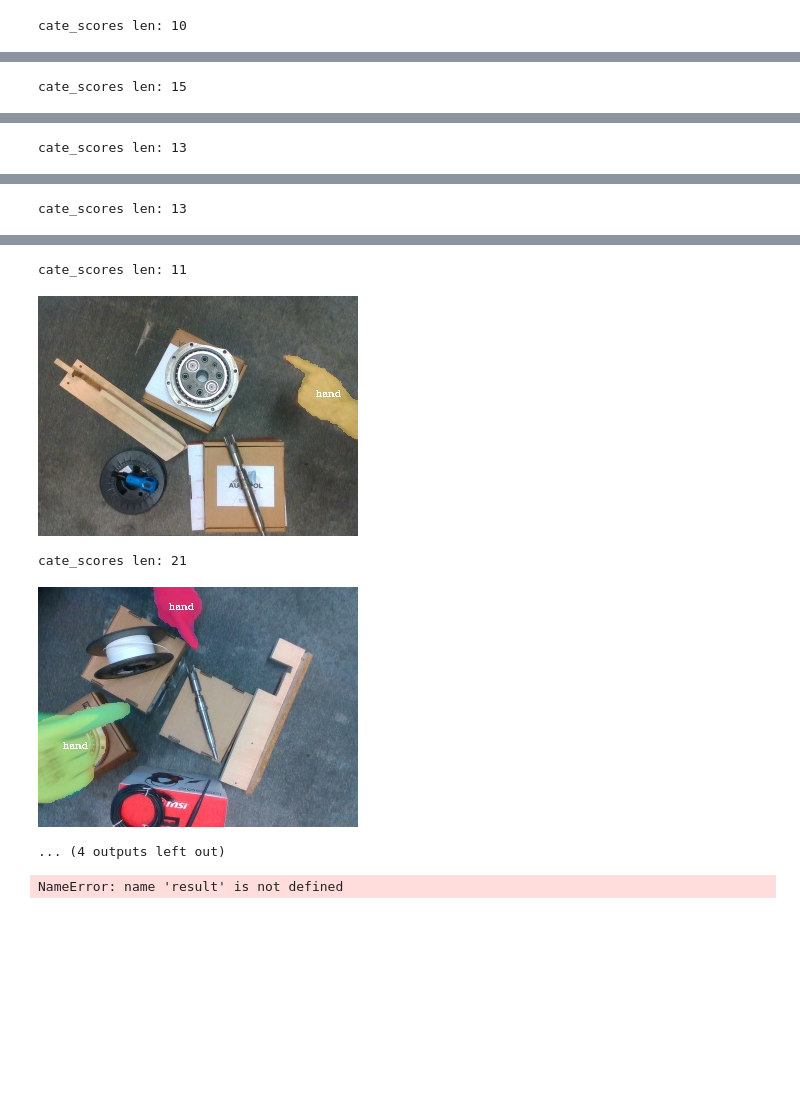
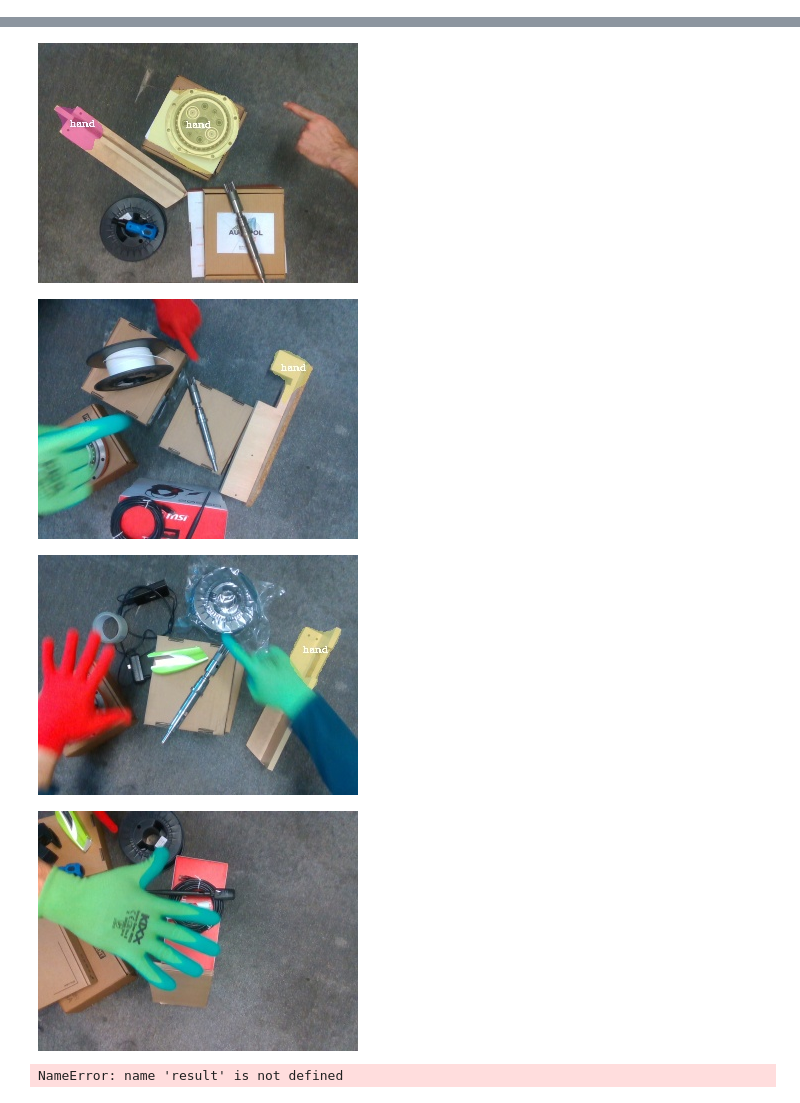
Before and after one commit to anion0278/HaDR, a Jupyter notebook: demo/inference_demo.ipynb, the cells around one changed output, grey strips where cells are left out. Cells and saved outputs as stored; diff of their text form; code cells hidden in the pictures; blank space fills up the shorter version.

Commit message:
4 channel solov2 - first version fixes for test pipeline (loading 4 channel imgs)

```diff
--- a/demo/inference_demo.ipynb
+++ b/demo/inference_demo.ipynb
@@ -2,18 +2,18 @@
 from mmdet.apis import init_detector, inference_detector, show_result_pyplot
 import mmcv
 # %%
-config_file = '../configs/solov2/solov2_light_448_r50_fpn_8gpu_3x.py'
+config_file = '../configs/solov2/solov2_light_448_r50_fpn_custom.py'
 # download the checkpoint from model zoo and put it in `checkpoints/`
 # checkpoint_file = '../checkpoints/DECOUPLED_SOLO_R50_3x.pth'
-checkpoint_file = '../checkpoints/epoch_1.pth'
+checkpoint_file = '../checkpoints/s2ch4_epoch_1.pth'
 # build the model from a config file and a checkpoint file
 model = init_detector(config_file, checkpoint_file, device='cuda:0')
 # %%
 
+from mmdet.apis import inference_detector, show_result_ins
 model.CLASSES = ["hand", "dummy_class"]
 
 def detect(img_path):
-    #from mmdet.apis import inference_detector, show_result_ins
     result = inference_detector(model, img_path)
 
     out_path = os.path.abspath('../../HGR_CNN') + "/demo_hand_out.jpg"
@@ -27,7 +27,6 @@ def detect(img_path):
 
 for f in ["1", "2", "3", "4", "5", "282", "372", "497"]:
     import os
-    img = os.path.abspath('../../HGR_CNN/datasets/real_cam/2_ruce_rukavice_250/RGB') + "/" + f+".png"
+    img = os.path.abspath('../../datasets/real_cam/2_ruce_rukavice_250/RGB') + "/" + f+".png"
     detect(img)
 # %% [output]
-cate_scores len: 10
@@ -35 +33,0 @@ cate_scores len: 10
-cate_scores len: 15
@@ -37 +34,0 @@ cate_scores len: 15
-cate_scores len: 13
@@ -39 +35,0 @@ cate_scores len: 13
-cate_scores len: 13
@@ -41,8 +37,7 @@ cate_scores len: 13
-cate_scores len: 11
-[figure, old version]
+[figure, new version]
-cate_scores len: 21
-[figure, old version]
+[figure, new version]
-... (4 outputs left out)
+[figure, added]
+[figure, added]
 # %%
 from mmdet.apis import init_detector, inference_detector, show_result_pyplot, show_result_ins
 
```
Also changed, not shown: parts of 1 cell of this notebook, 3 other files.
